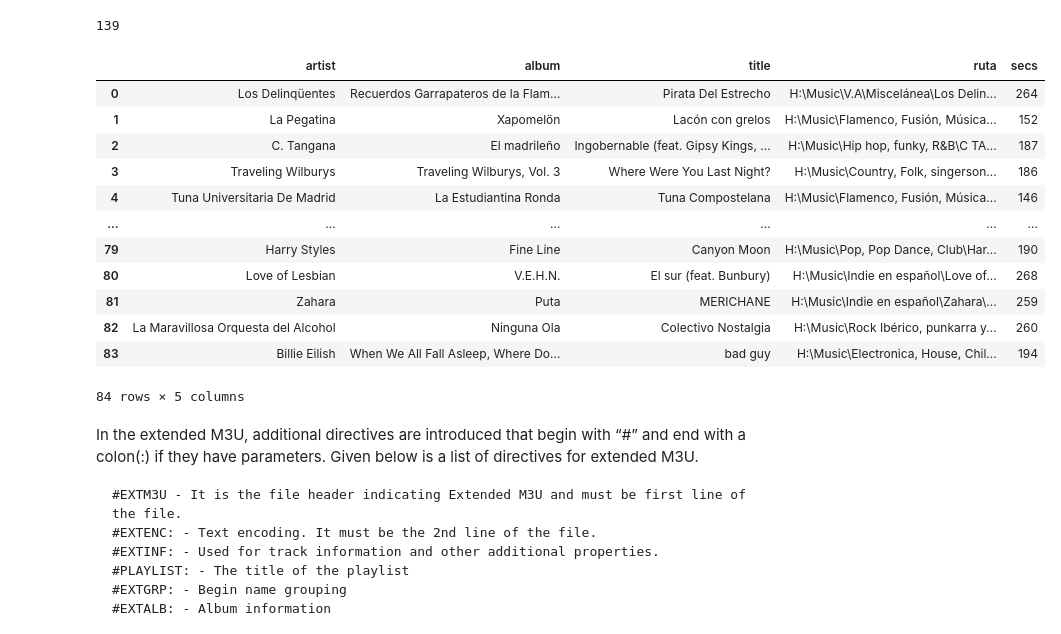
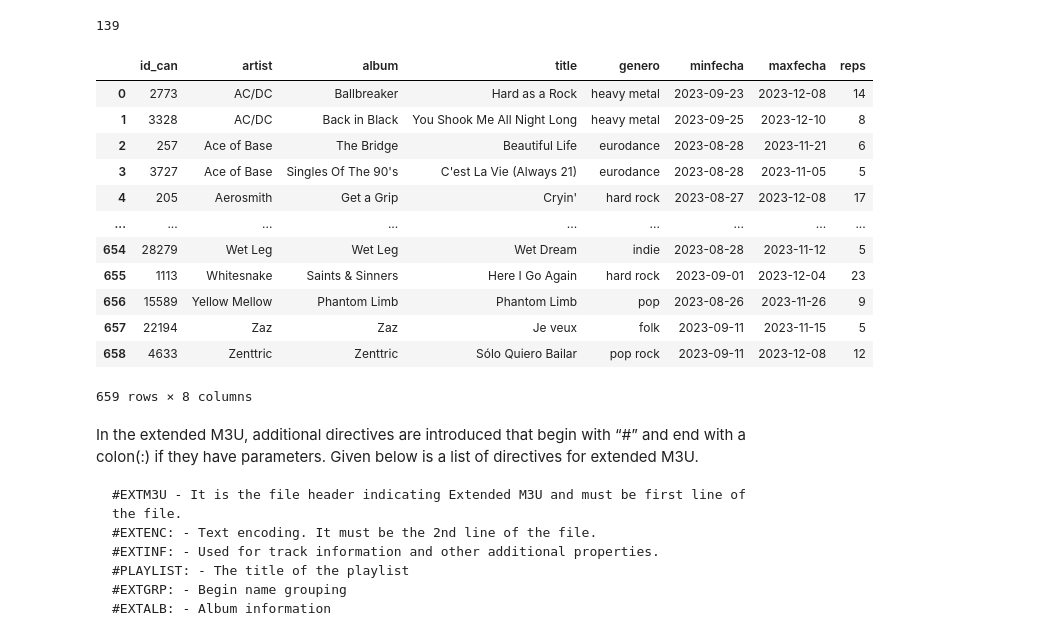
Before and after one commit to emarfer/musicable, a Jupyter notebook: notebooks/07_crear_lista_Rep.ipynb, the cells around one changed output. Saved outputs shown, nothing was run; the diff lists cells and outputs as text; code cells hidden in the pictures.

Commit message:
crear listas rep

```diff
--- a/notebooks/07_crear_lista_Rep.ipynb
+++ b/notebooks/07_crear_lista_Rep.ipynb
@@ -83,25 +83,30 @@ idtem_q
 # %% [output]
 139
 # %%
-ejemplo= pd.read_sql_query(f'''
-select  artist, album, title, ruta, secs
-from total where id_Can in (select id_Can from listas_rep where id_tem = {idtem_q} order by id_lr);
+listaprueba= pd.read_sql_query(f'''
+select sc.id_can, sc.artist, sc.album, sc.title, art.genero, min(date(sc.fechahora)) as minfecha, max(date(sc.fechahora)) as maxfecha, count(sc.uts) as reps
+from scrobbling sc left join artistas art on sc.artist = art.artist
+where sc.fechahora >= "2023-08-26"
+group by sc.id_can, sc.artist, sc.album, sc.title, art.genero
+having reps >= 5
+order by artist, reps desc, minfecha
+;
 ''',engine)
-ejemplo
+listaprueba
 # %% [output]
-|  | artist | album | title | ruta | secs |
-| 0 | Los Delinqüentes | Recuerdos Garrapateros de la Flam... | Pirata Del Estrecho | H:\Music\V.A\Miscelánea\Los Delin... | 264 |
-| 1 | La Pegatina | Xapomelön | Lacón con grelos | H:\Music\Flamenco, Fusión, Música... | 152 |
-| 2 | C. Tangana | El madrileño | Ingobernable (feat. Gipsy Kings, ... | H:\Music\Hip hop, funky, R&B\C TA... | 187 |
-| 3 | Traveling Wilburys | Traveling Wilburys, Vol. 3 | Where Were You Last Night? | H:\Music\Country, Folk, singerson... | 186 |
-| 4 | Tuna Universitaria De Madrid | La Estudiantina Ronda | Tuna Compostelana | H:\Music\Flamenco, Fusión, Música... | 146 |
-| ... | ... | ... | ... | ... | ... |
-| 79 | Harry Styles | Fine Line | Canyon Moon | H:\Music\Pop, Pop Dance, Club\Har... | 190 |
-| 80 | Love of Lesbian | V.E.H.N. | El sur (feat. Bunbury) | H:\Music\Indie en español\Love of... | 268 |
-| 81 | Zahara | Puta | MERICHANE | H:\Music\Indie en español\Zahara\... | 259 |
-| 82 | La Maravillosa Orquesta del Alcohol | Ninguna Ola | Colectivo Nostalgia | H:\Music\Rock Ibérico, punkarra y... | 260 |
-| 83 | Billie Eilish | When We All Fall Asleep, Where Do... | bad guy | H:\Music\Electronica, House, Chil... | 194 |
+|  | id_can | artist | album | title | genero | minfecha | maxfecha | reps |
+| 0 | 2773 | AC/DC | Ballbreaker | Hard as a Rock | heavy metal | 2023-09-23 | 2023-12-08 | 14 |
+| 1 | 3328 | AC/DC | Back in Black | You Shook Me All Night Long | heavy metal | 2023-09-25 | 2023-12-10 | 8 |
+| 2 | 257 | Ace of Base | The Bridge | Beautiful Life | eurodance | 2023-08-28 | 2023-11-21 | 6 |
+| 3 | 3727 | Ace of Base | Singles Of The 90's | C'est La Vie (Always 21) | eurodance | 2023-08-28 | 2023-11-05 | 5 |
+| 4 | 205 | Aerosmith | Get a Grip | Cryin' | hard rock | 2023-08-27 | 2023-12-08 | 17 |
+| ... | ... | ... | ... | ... | ... | ... | ... | ... |
+| 654 | 28279 | Wet Leg | Wet Leg | Wet Dream | indie | 2023-08-28 | 2023-11-12 | 5 |
+| 655 | 1113 | Whitesnake | Saints & Sinners | Here I Go Again | hard rock | 2023-09-01 | 2023-12-04 | 23 |
+| 656 | 15589 | Yellow Mellow | Phantom Limb | Phantom Limb | pop | 2023-08-26 | 2023-11-26 | 9 |
+| 657 | 22194 | Zaz | Zaz | Je veux | folk | 2023-09-11 | 2023-11-15 | 5 |
+| 658 | 4633 | Zenttric | Zenttric | Sólo Quiero Bailar | pop rock | 2023-09-11 | 2023-12-08 | 12 |
-84 rows × 5 columns
+659 rows × 8 columns
 # %% [markdown]
 In the extended M3U, additional directives are introduced that begin with “#” and end with a colon(:) if they have parameters. Given below is a list of directives for extended M3U.
 
```
Also changed, not shown: parts of 25 cells of this notebook, 17 other files.
